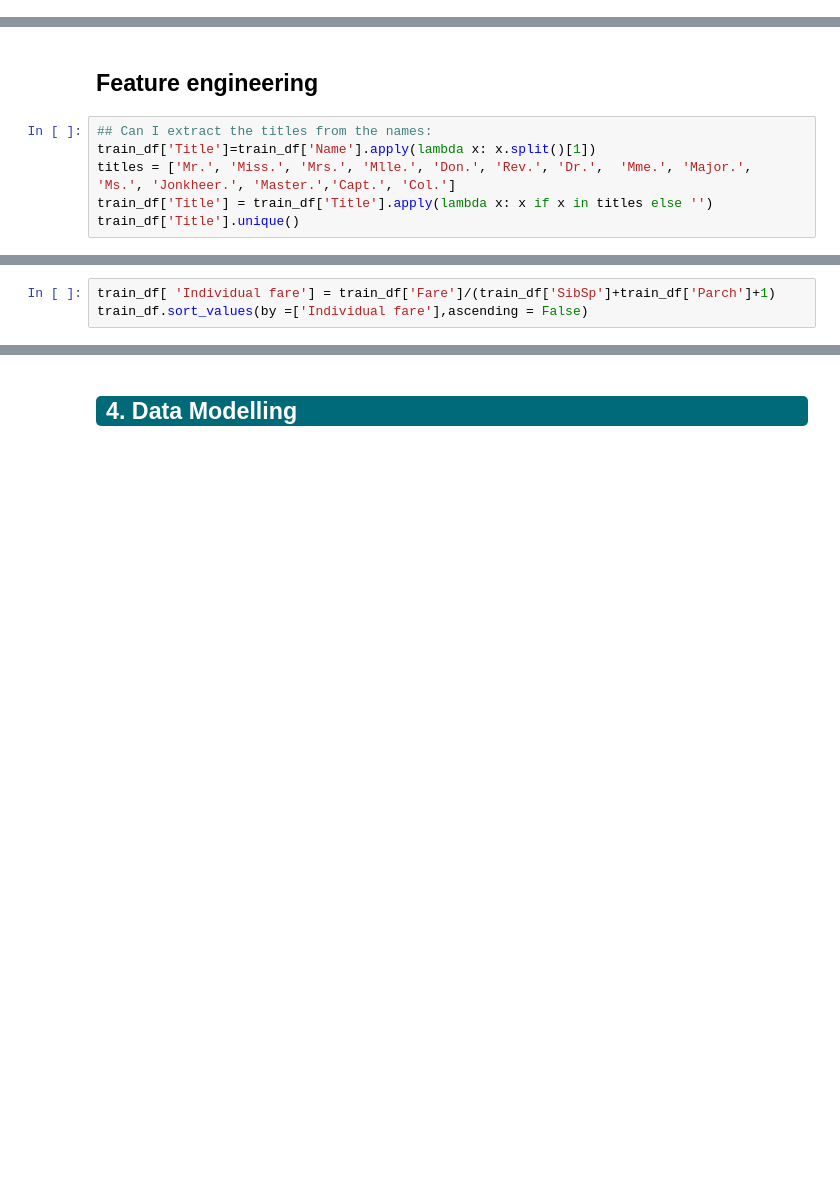
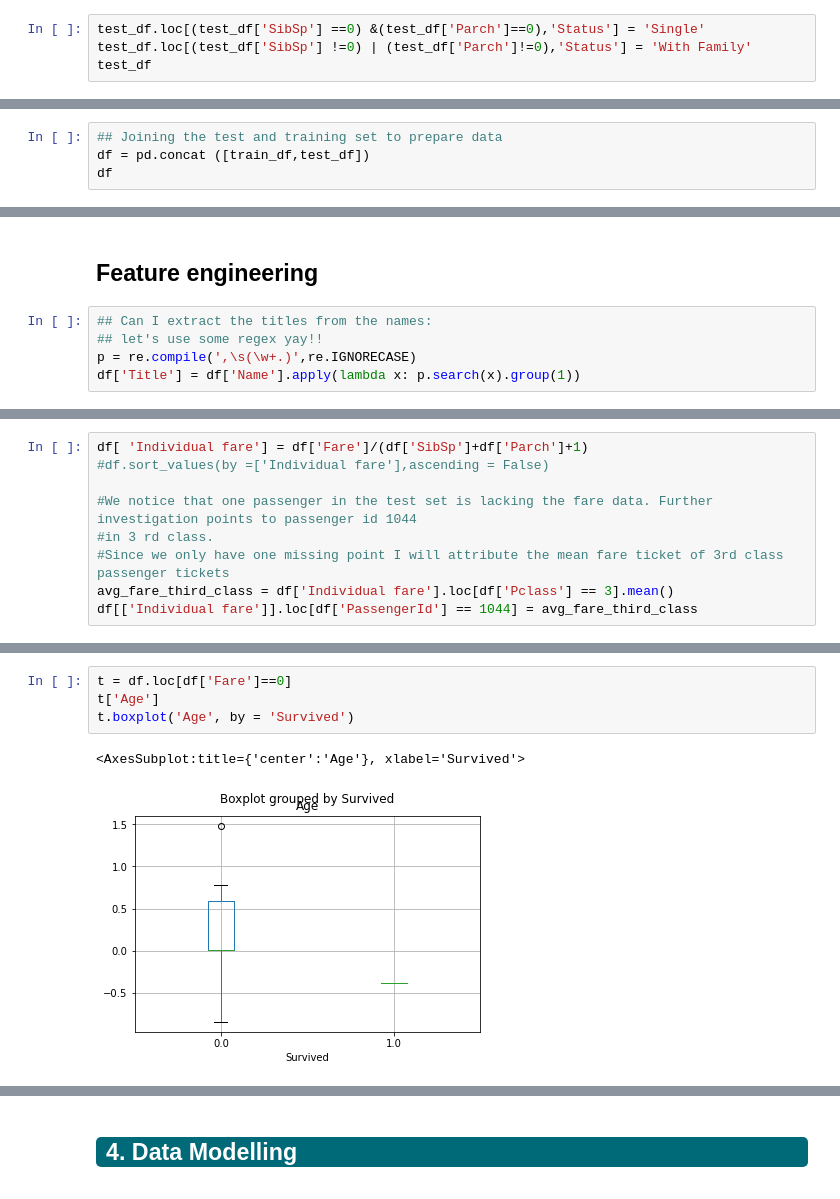
Before and after one commit to agneselimbi/Tutorials, a Jupyter notebook: Titanic challenge/Titanic.ipynb, the cells around one changed output, grey strips where cells are left out. Cells and saved outputs as stored; diff of their text form; blank space fills up the shorter version.

```diff
--- a/Titanic challenge/Titanic.ipynb
+++ b/Titanic challenge/Titanic.ipynb
@@ -186,3 +179,7 @@ plt.pie(train_df[['Status','Survived']].groupby('Status').sum()['Survived'],labe
  [Text(0.044052853154449526, 0.5983806030687764, '47.7%'),
   Text(-0.0440529091788846, -0.598380598944248, '52.3%')])
 [figure]
+# %%
+test_df.loc[(test_df['SibSp'] ==0) &(test_df['Parch']==0),'Status'] = 'Single'
+test_df.loc[(test_df['SibSp'] !=0) | (test_df['Parch']!=0),'Status'] = 'With Family'
+test_df
@@ -191,3 +202,7 @@ There is no strong correlation with boarding the ship as a single person or join
 # %% [markdown]
 <div class="alert alert-info" style="background-color:#006a79; color:white; padding:0px 10px; border-radius:5px;"><h2 style='margin:10px 5px'>3. Data preparation </h2>
 </div>
+# %%
+## Joining the test and training set to prepare data
+df = pd.concat ([train_df,test_df])
+df
@@ -195,7 +227,6 @@ There is no strong correlation with boarding the ship as a single person or join
 ## Feature engineering
 # %%
 ## Can I extract the titles from the names:
-train_df['Title']=train_df['Name'].apply(lambda x: x.split()[1])
-titles = ['Mr.', 'Miss.', 'Mrs.', 'Mlle.', 'Don.', 'Rev.', 'Dr.',  'Mme.', 'Major.', 'Ms.', 'Jonkheer.', 'Master.','Capt.', 'Col.']
-train_df['Title'] = train_df['Title'].apply(lambda x: x if x in titles else '')
-train_df['Title'].unique()
+## let's use some regex yay!!
+p = re.compile(',\s(\w+.)',re.IGNORECASE)
+df['Title'] = df['Name'].apply(lambda x: p.search(x).group(1))
@@ -206,4 +246,10 @@ array(['Mr.', 'Miss.', 'Major.', '', 'Mrs.', 'Dr.', 'Mme.', 'Jonkheer.',
 # %%
-train_df[ 'Individual fare'] = train_df['Fare']/(train_df['SibSp']+train_df['Parch']+1)
-train_df.sort_values(by =['Individual fare'],ascending = False)
+df[ 'Individual fare'] = df['Fare']/(df['SibSp']+df['Parch']+1)
+#df.sort_values(by =['Individual fare'],ascending = False)
+
+#We notice that one passenger in the test set is lacking the fare data. Further investigation points to passenger id 1044
+#in 3 rd class.
+#Since we only have one missing point I will attribute the mean fare ticket of 3rd class passenger tickets
+avg_fare_third_class = df['Individual fare'].loc[df['Pclass'] == 3].mean()
+df[['Individual fare']].loc[df['PassengerId'] == 1044] = avg_fare_third_class
 # %% [output]
@@ -243,0 +270,7 @@ train_df[train_df['Age'].isnull()]
+# %%
+t = df.loc[df['Fare']==0]
+t['Age']
+t.boxplot('Age', by = 'Survived')
+# %% [output]
+<AxesSubplot:title={'center':'Age'}, xlabel='Survived'>
+[figure, added]
```
Also changed, not shown: parts of 43 cells of this notebook.
